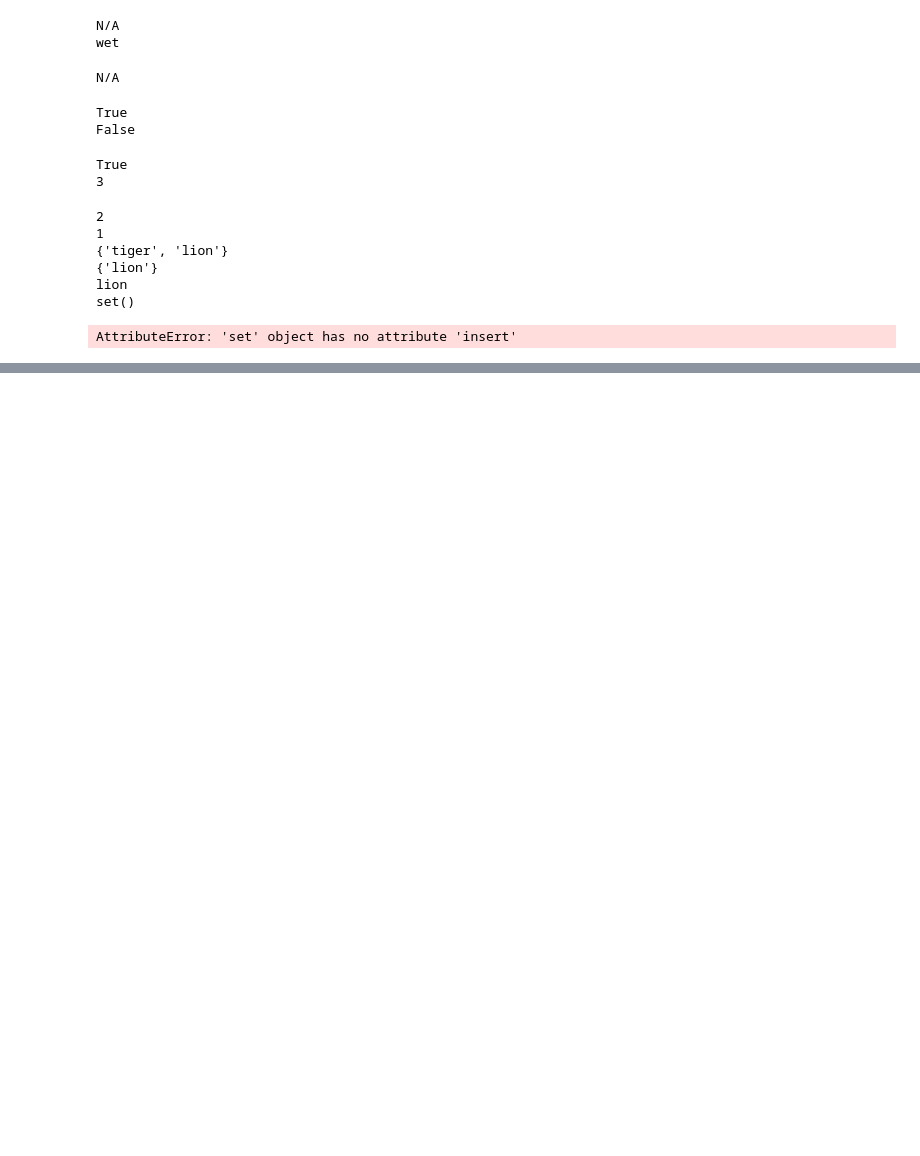
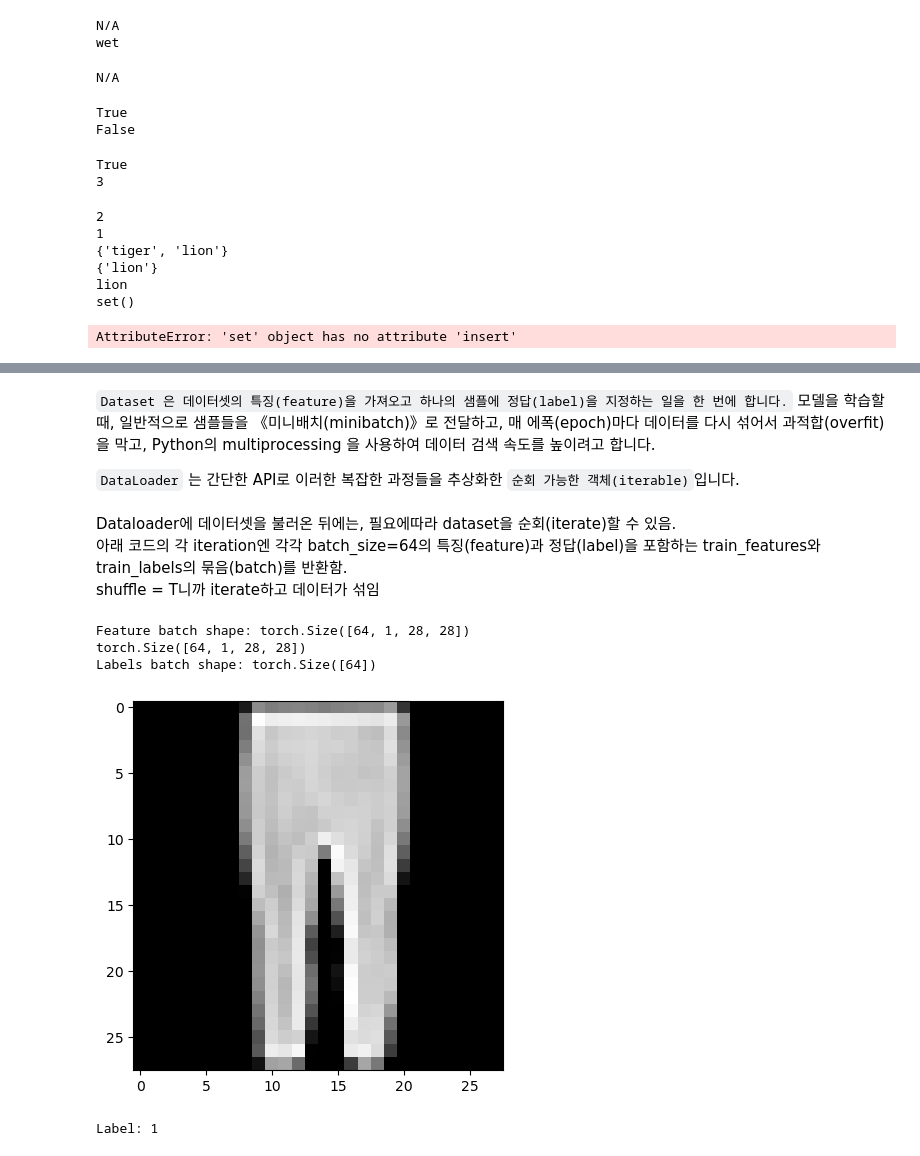
Before and after one commit to SHEWANTSME/Python_For_Data_Analysis, a Jupyter notebook: Python_for_data_analysis_2(Basic).ipynb, the cells around one changed output, grey strips where cells are left out. Drawn from its saved outputs; the diff is of its cells as text; code cells hidden in the pictures; blank space fills up the shorter version.

```diff
--- a/Python_for_data_analysis_2(Basic).ipynb
+++ b/Python_for_data_analysis_2(Basic).ipynb
@@ -520,0 +627,33 @@ def x(a,b):
+# %% [markdown]
+`Dataset 은 데이터셋의 특징(feature)을 가져오고 하나의 샘플에 정답(label)을 지정하는 일을 한 번에 합니다.` 모델을 학습할 때, 일반적으로 샘플들을 《미니배치(minibatch)》로 전달하고, 매 에폭(epoch)마다 데이터를 다시 섞어서 과적합(overfit)을 막고, Python의 multiprocessing 을 사용하여 데이터 검색 속도를 높이려고 합니다.
+
+`DataLoader` 는 간단한 API로 이러한 복잡한 과정들을 추상화한 `순회 가능한 객체(iterable)`입니다.
+# %%
+# iterate through the dataloader
+from torch.utils.data import DataLoader
+train_dataloader = DataLoader(training_data, batch_size=64, shuffle=True)# training_data를 64개씩 묶어서 섞어서 train_dataloader에 저장
+test_dataloader = DataLoader(test_data, batch_size=64, shuffle=True)# test_data를 64개씩 묶어서 섞어서 test_dataloader에 저장
+# shuffle=True -> 데이터를 섞어서 불러옴
+# dataloader는 데이터를 묶어서 불러오는 역할을 함
+# %% [markdown]
+Dataloader에 데이터셋을 불러온 뒤에는, 필요에따라 dataset을 순회(iterate)할 수 있음.
+아래 코드의 각 iteration엔 각각 batch_size=64의 특징(feature)과 정답(label)을 포함하는 train_features와 train_labels의 묶음(batch)를 반환함.
+shuffle = T니까 iterate하고 데이터가 섞임
+# %%
+import numpy as np
+train_features, train_labels = next(iter(train_dataloader))# train_dataloader에서 다음 원소를 불러옴
+print(f"Feature batch shape: {train_features.size()}") # train_features의 shape을 출력
+# 64개의 이미지가 있고, 각 이미지는 1x28x28의 크기를 가짐
+print(np.shape(train_features)) # same as above
+print(f"Labels batch shape: {train_labels.size()}")# train_labels의 shape을 출력
+img = train_features[0].squeeze()# train_features의 0번째 원소를 가져와서 차원이 1인 차원을 없앰
+label = train_labels[0]# train_labels의 0번째 원소를 가져옴
+plt.imshow(img, cmap="gray")
+plt.show()
+print(f"Label: {label}") # label을 출력
+# %% [output]
+Feature batch shape: torch.Size([64, 1, 28, 28])
+torch.Size([64, 1, 28, 28])
+Labels batch shape: torch.Size([64])
+[figure, added]
+Label: 1
```
Also changed, not shown: parts of 13 cells of this notebook.
